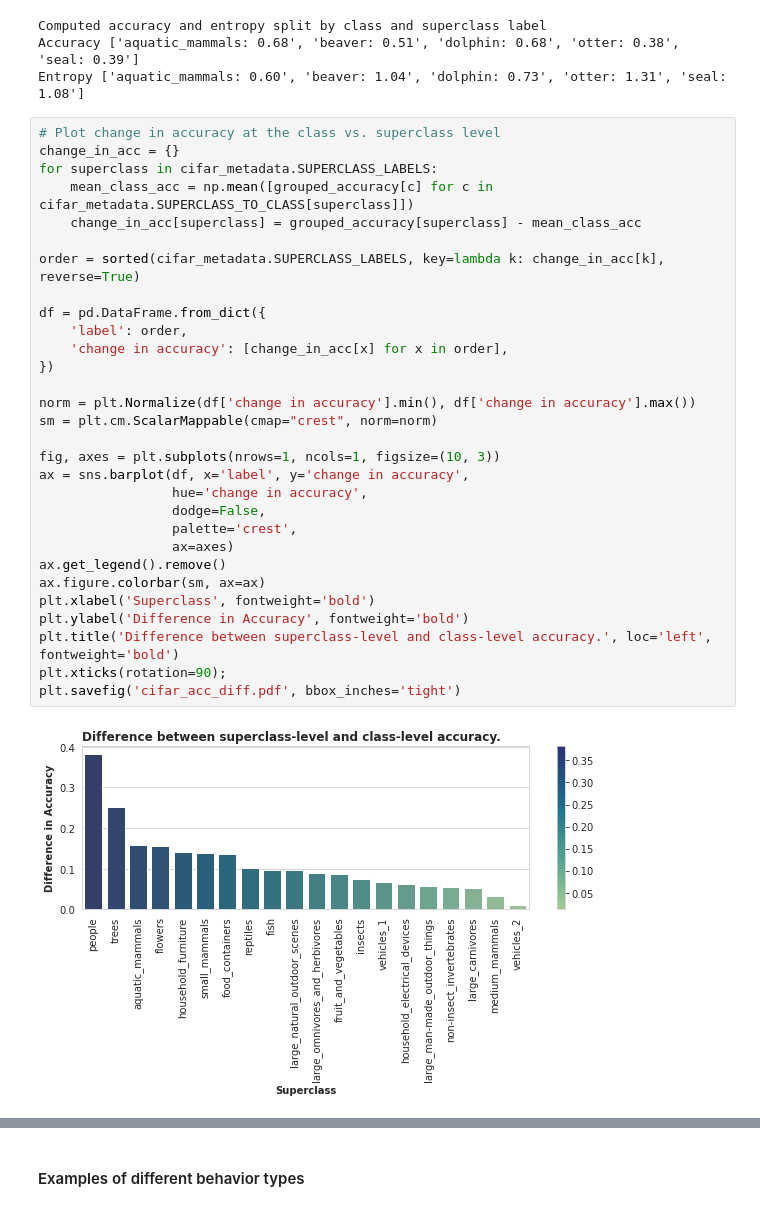
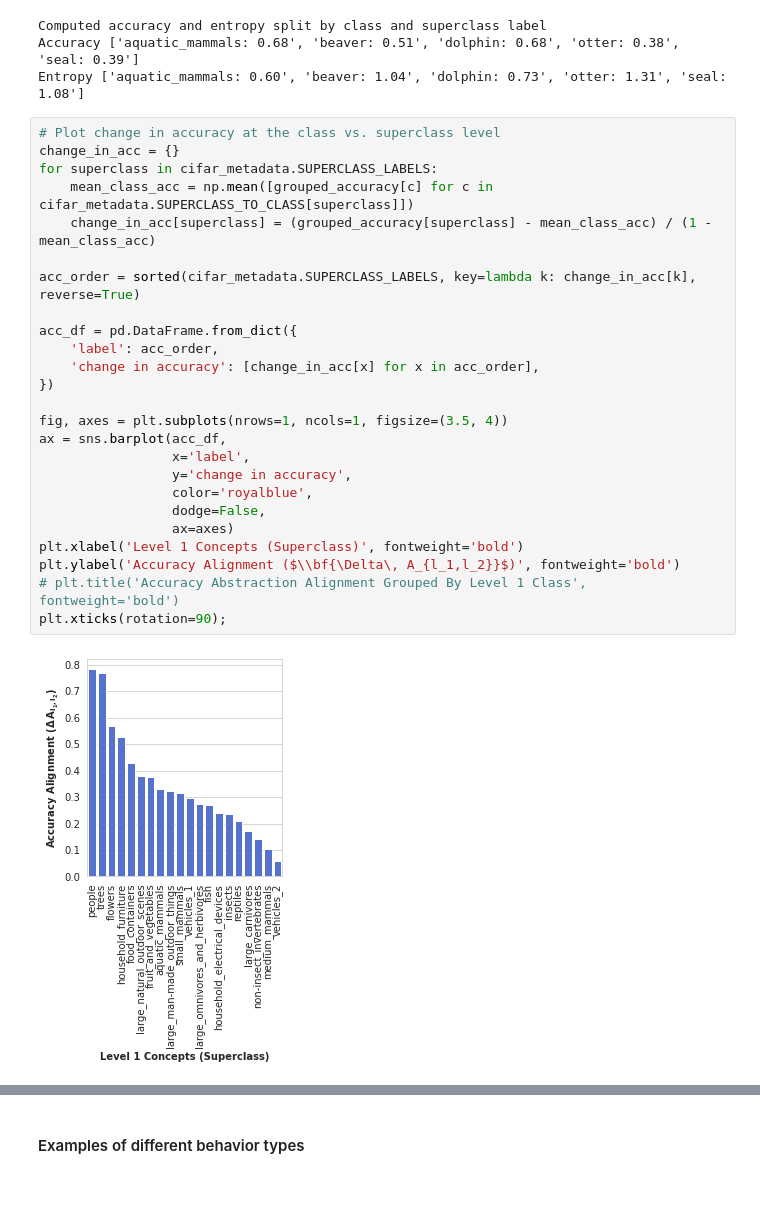
Before and after one commit to mitvis/abstraction-alignment, a Jupyter notebook: cifar_abstraction_alignment.ipynb, the cells around one changed output, grey strips where cells are left out. Cells and saved outputs as stored; diff of their text form.

Commit message:
Updated plots for CIFAR image model interpretability

```diff
--- a/cifar_abstraction_alignment.ipynb
+++ b/cifar_abstraction_alignment.ipynb
@@ -249,35 +250,30 @@ Entropy ['aquatic_mammals: 0.60', 'beaver: 1.04', 'dolphin: 0.73', 'otter: 1.31'
 # %%
 # Plot change in accuracy at the class vs. superclass level
 change_in_acc = {}
 for superclass in cifar_metadata.SUPERCLASS_LABELS:
     mean_class_acc = np.mean([grouped_accuracy[c] for c in cifar_metadata.SUPERCLASS_TO_CLASS[superclass]])
-    change_in_acc[superclass] = grouped_accuracy[superclass] - mean_class_acc
+    change_in_acc[superclass] = (grouped_accuracy[superclass] - mean_class_acc) / (1 - mean_class_acc)
 
-order = sorted(cifar_metadata.SUPERCLASS_LABELS, key=lambda k: change_in_acc[k], reverse=True)
+acc_order = sorted(cifar_metadata.SUPERCLASS_LABELS, key=lambda k: change_in_acc[k], reverse=True)
 
-df = pd.DataFrame.from_dict({
-    'label': order,
-    'change in accuracy': [change_in_acc[x] for x in order],
+acc_df = pd.DataFrame.from_dict({
+    'label': acc_order,
+    'change in accuracy': [change_in_acc[x] for x in acc_order],
 })
 
-norm = plt.Normalize(df['change in accuracy'].min(), df['change in accuracy'].max())
-sm = plt.cm.ScalarMappable(cmap="crest", norm=norm)
-
-fig, axes = plt.subplots(nrows=1, ncols=1, figsize=(10, 3))
-ax = sns.barplot(df, x='label', y='change in accuracy',
-                 hue='change in accuracy',
+fig, axes = plt.subplots(nrows=1, ncols=1, figsize=(3.5, 4))
+ax = sns.barplot(acc_df,
+                 x='label',
+                 y='change in accuracy',
+                 color='royalblue',
                  dodge=False,
-                 palette='crest',
                  ax=axes)
-ax.get_legend().remove()
-ax.figure.colorbar(sm, ax=ax)
-plt.xlabel('Superclass', fontweight='bold')
-plt.ylabel('Difference in Accuracy', fontweight='bold')
-plt.title('Difference between superclass-level and class-level accuracy.', loc='left', fontweight='bold')
+plt.xlabel('Level 1 Concepts (Superclass)', fontweight='bold')
+plt.ylabel('Accuracy Alignment ($\\bf{\Delta\, A_{l_1,l_2}}$)', fontweight='bold')
+# plt.title('Accuracy Abstraction Alignment Grouped By Level 1 Class', fontweight='bold')
 plt.xticks(rotation=90);
-plt.savefig('cifar_acc_diff.pdf', bbox_inches='tight')
 # %% [output]
-[figure, old version]
+[figure, new version]
 # %%
 # Plot change in entropy per class
 change_in_entropy = {}
```
Also changed, not shown: parts of 8 cells of this notebook.
